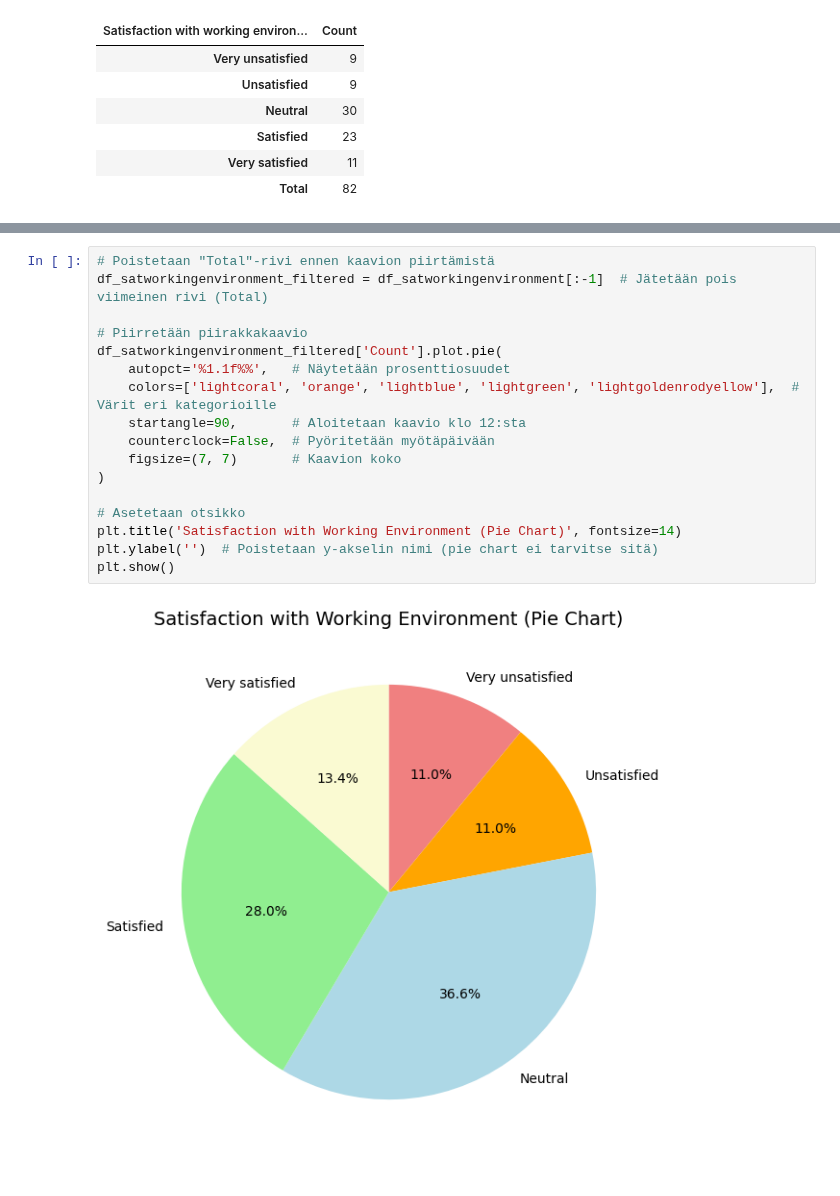
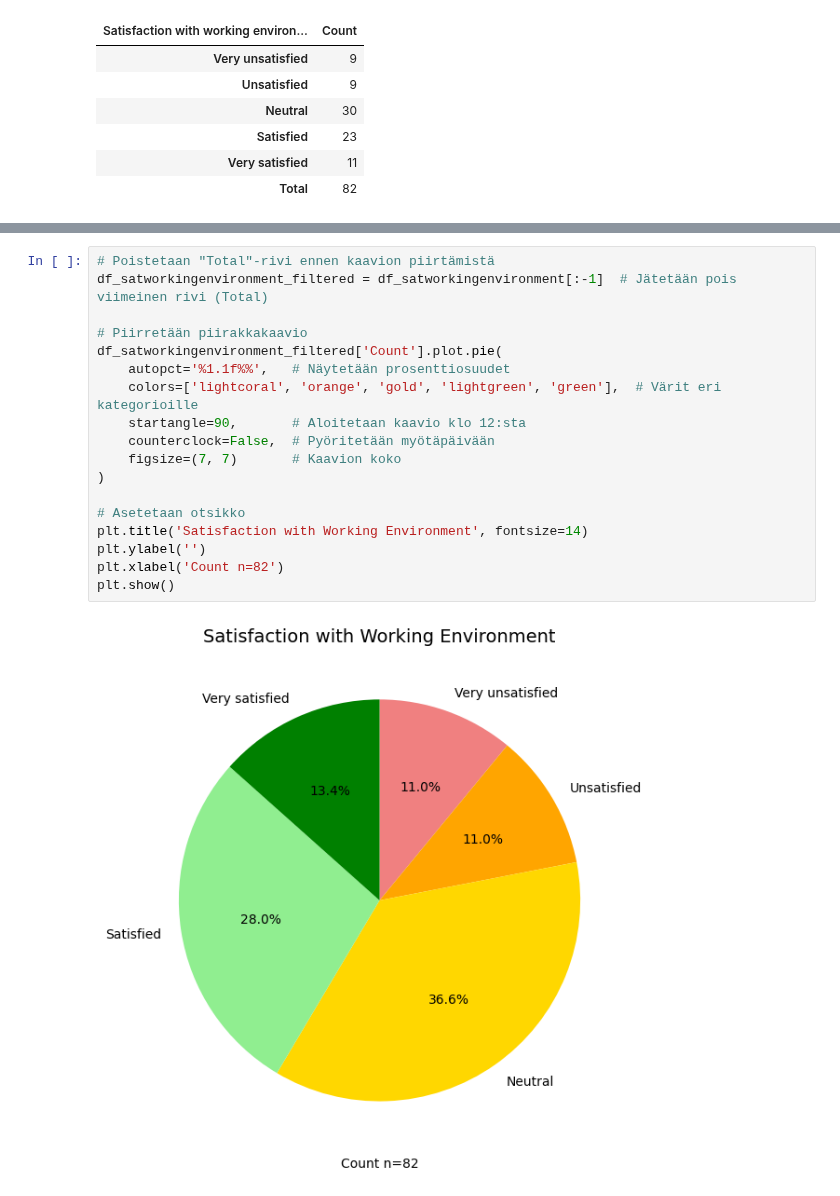
Before and after one commit to jemlau/DataAnalysisProject, a Jupyter notebook: harjotustyöHANNA.ipynb, the cells around one changed output, grey strips where cells are left out. Drawn from its saved outputs; the diff is of its cells as text.

```diff
--- a/harjotustyöHANNA.ipynb
+++ b/harjotustyöHANNA.ipynb
@@ -148,20 +175,21 @@ plt.show()
 # %%
 # Poistetaan "Total"-rivi ennen kaavion piirtämistä
 df_satworkingenvironment_filtered = df_satworkingenvironment[:-1]  # Jätetään pois viimeinen rivi (Total)
 
 # Piirretään piirakkakaavio
 df_satworkingenvironment_filtered['Count'].plot.pie(
     autopct='%1.1f%%',   # Näytetään prosenttiosuudet
-    colors=['lightcoral', 'orange', 'lightblue', 'lightgreen', 'lightgoldenrodyellow'],  # Värit eri kategorioille
+    colors=['lightcoral', 'orange', 'gold', 'lightgreen', 'green'],  # Värit eri kategorioille
     startangle=90,       # Aloitetaan kaavio klo 12:sta
     counterclock=False,  # Pyöritetään myötäpäivään
     figsize=(7, 7)       # Kaavion koko
 )
 
 # Asetetaan otsikko
-plt.title('Satisfaction with Working Environment (Pie Chart)', fontsize=14)
-plt.ylabel('')  # Poistetaan y-akselin nimi (pie chart ei tarvitse sitä)
+plt.title('Satisfaction with Working Environment', fontsize=14)
+plt.ylabel('')
+plt.xlabel('Count n=82')
 plt.show()
 # %% [output]
-[figure, old version]
+[figure, new version]
 # %%
```
Also changed, not shown: parts of 7 cells of this notebook.
